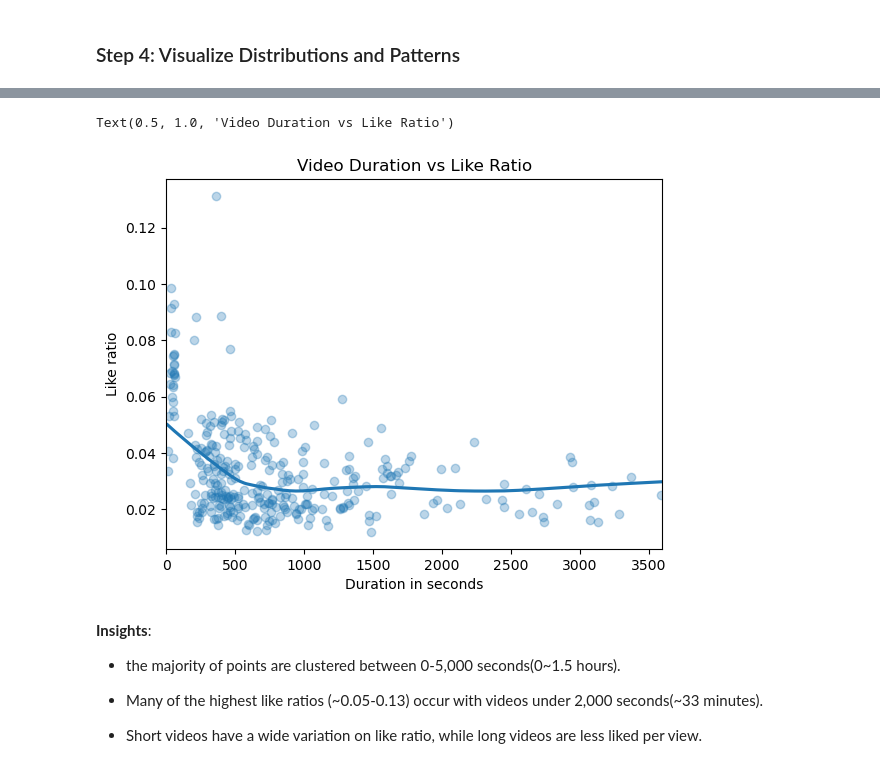
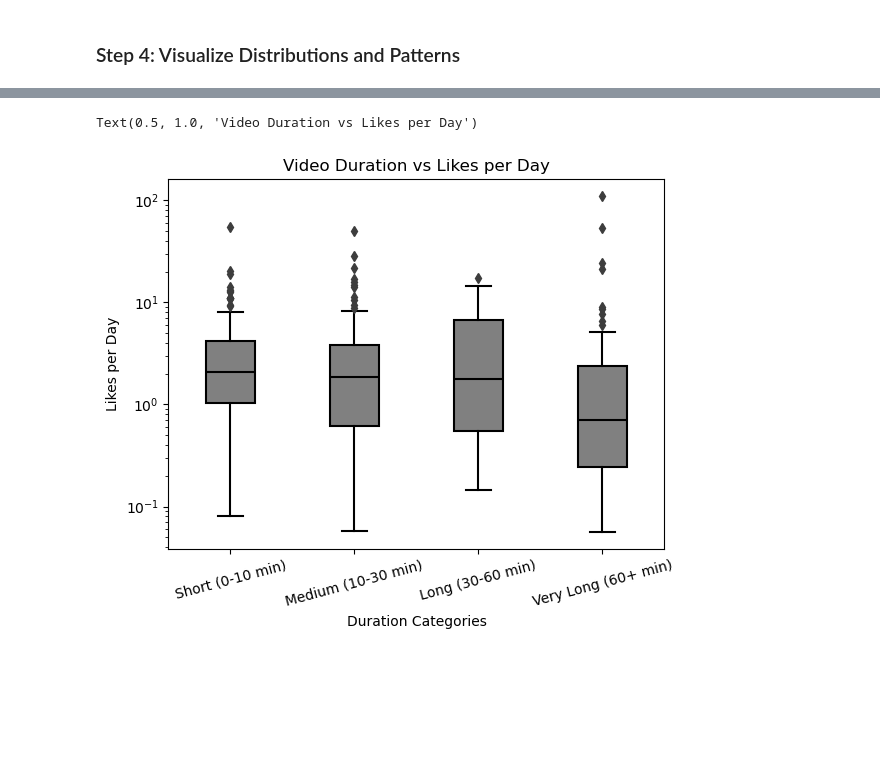
Before and after one commit to LiLuo086/alex-the-analyst-youtube-analysis, a Jupyter notebook: eda.ipynb, the cells around one changed output, grey strips where cells are left out. Drawn from its saved outputs; the diff is of its cells as text; code cells hidden in the pictures; blank space fills up the shorter version.

```diff
--- a/eda.ipynb
+++ b/eda.ipynb
@@ -253,0 +359,27 @@ Text(0.5, 1.0, 'Average Views by Time of Day')
+# %%
+# Define duration buckets
+fig, axes=plt.subplots()
+
+df['duration_bucket'] = pd.cut(
+    df['duration_seconds'],
+    bins=[0, 600, 1800, 3600, 100000],
+    labels=['Short (0-10 min)', 'Medium (10-30 min)', 'Long (30-60 min)', 'Very Long (60+ min)'],
+    right=False
+)
+
+# Plot duration distribution
+sns.countplot(x='duration_bucket', data=df, ax=axes)  # Use countplot for category frequencies
+
+for p in axes.patches:
+    count = int(p.get_height())
+    axes.text(p.get_x() + p.get_width() / 2,
+                 p.get_height() + 1,
+                 str(count),
+                 ha='center', va='bottom', fontsize=9, fontweight='bold')
+
+
+plt.title("Distribution of Video Duration Categories")
+plt.xlabel("Duration Category")
+plt.ylabel("Number of Videos")
+plt.xticks(rotation=15)
+plt.tight_layout()
@@ -264,17 +427,14 @@ Text(0.5, 1.0, 'Video Duration vs Like Ratio')
 # %%
-sns.regplot(x='duration_seconds', y='like_ratio', data=df, lowess=True, scatter_kws={'alpha': 0.3})
-plt.xlim([0,3600])
-plt.xlabel('Duration in seconds')
-plt.ylabel('Like ratio')
-plt.title("Video Duration vs Like Ratio")
+sns.boxplot(x='duration_bucket', y='likes_per_day', data=df, width=0.4,
+            boxprops=dict(facecolor='gray', edgecolor='black'),
+            medianprops=dict(color='black'),
+            whiskerprops=dict(color='black'),
+            capprops=dict(color='black'))
+plt.yscale('log')
+plt.xlabel('Duration Categories')
+plt.ylabel('Likes per Day')
+plt.xticks(rotation=15)
+plt.title("Video Duration vs Likes per Day")
 # %% [output]
-Text(0.5, 1.0, 'Video Duration vs Like Ratio')
+Text(0.5, 1.0, 'Video Duration vs Likes per Day')
-[figure, old version]
+[figure, new version]
-# %% [markdown]
-**Insights**:
-
-- the majority of points are clustered between 0-5,000 seconds(0~1.5 hours).
-
-- Many of the highest like ratios (~0.05-0.13) occur with videos under 2,000 seconds(~33 minutes).
-
-- Short videos have a wide variation on like ratio, while long videos are less liked per view.
```
Also changed, not shown: parts of 24 cells of this notebook.
